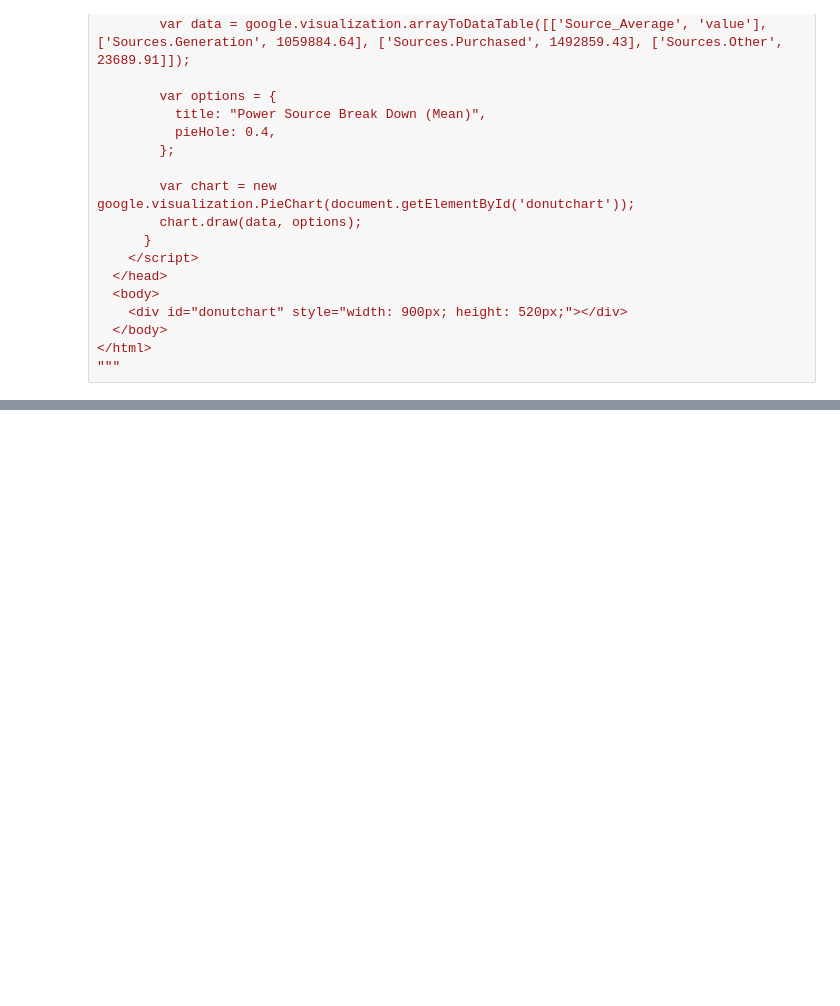
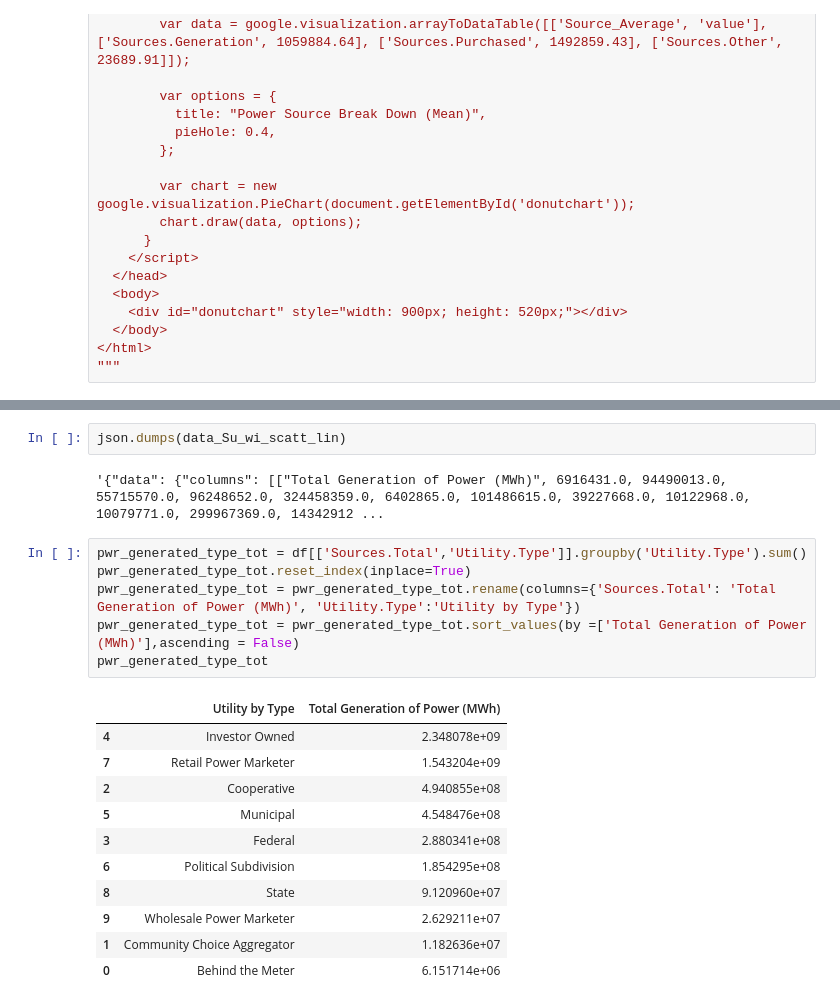
Before and after one commit to zhuy9/DMwP-EnergyUsage, a Jupyter notebook: Project_Workspace_.ipynb, the cells around one changed output, grey strips where cells are left out. Drawn from its saved outputs; the diff is of its cells as text; blank space fills up the shorter version.

```diff
--- a/Project_Workspace_.ipynb
+++ b/Project_Workspace_.ipynb
@@ -392,3 +390,25 @@ html_code = """
 HTML(html_code)
 # %% [output]
 [interactive output not drawn]
+# %%
+json.dumps(data_Su_wi_scatt_lin)
+# %% [output]
+'{"data": {"columns": [["Total Generation of Power (MWh)", 6916431.0, 94490013.0, 55715570.0, 96248652.0, 324458359.0, 6402865.0, 101486615.0, 39227668.0, 10122968.0, 10079771.0, 299967369.0, 14342912 ...
+# %%
+pwr_generated_type_tot = df[['Sources.Total','Utility.Type']].groupby('Utility.Type').sum()
+pwr_generated_type_tot.reset_index(inplace=True)
+pwr_generated_type_tot = pwr_generated_type_tot.rename(columns={'Sources.Total': 'Total Generation of Power (MWh)', 'Utility.Type':'Utility by Type'})
+pwr_generated_type_tot = pwr_generated_type_tot.sort_values(by =['Total Generation of Power (MWh)'],ascending = False)
+pwr_generated_type_tot
+# %% [output]
+|  | Utility by Type | Total Generation of Power (MWh) |
+| 4 | Investor Owned | 2.348078e+09 |
+| 7 | Retail Power Marketer | 1.543204e+09 |
+| 2 | Cooperative | 4.940855e+08 |
+| 5 | Municipal | 4.548476e+08 |
+| 3 | Federal | 2.880341e+08 |
+| 6 | Political Subdivision | 1.854295e+08 |
+| 8 | State | 9.120960e+07 |
+| 9 | Wholesale Power Marketer | 2.629211e+07 |
+| 1 | Community Choice Aggregator | 1.182636e+07 |
+| 0 | Behind the Meter | 6.151714e+06 |
```
Also changed, not shown: parts of 7 cells of this notebook.
